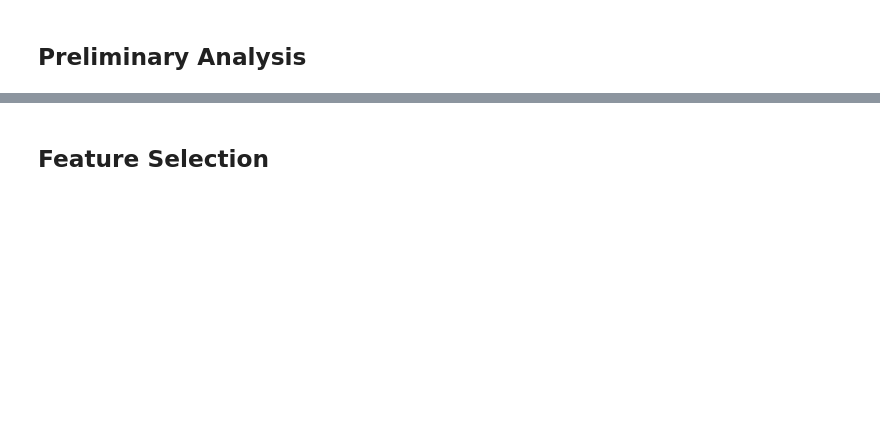
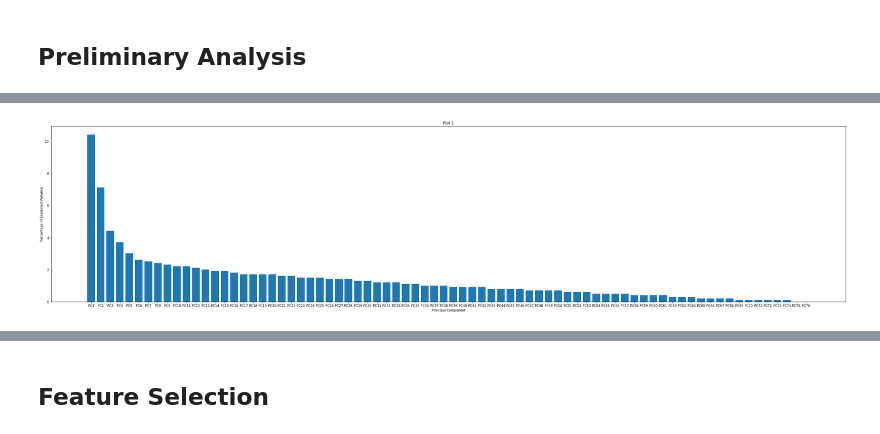
Before and after one commit to EmanuelSoda/ML_Homework, a Jupyter notebook: Homework.ipynb, the cells around one changed output, grey strips where cells are left out. Cells and saved outputs as stored; diff of their text form; code cells hidden in the pictures; blank space fills up the shorter version.

```diff
--- a/Homework.ipynb
+++ b/Homework.ipynb
@@ -134,0 +129,24 @@ train
+# %%
+# calcola le Principal Component e la percentuale di variazione espressa da queste
+def principalComponent(data, n_comp):
+    #scaled_Train = scale(train.drop(['class'], axis = 1))
+    pca = PCA(n_comp)
+    return pca.fit_transform(data), np.round(pca.explained_variance_ratio_ * 100, decimals = 1), pca.singular_values_
+
+principalComp, per_var, singular_values = principalComponent(train, min(train.shape))
+#principalComp.shape
+#singular_values
+# %%
+def visualizePrincipalComponentVar(per_var):
+    plot_labels = ['PC' + str(s) for s in range(1, len(per_var) + 1)]
+    plt.figure(figsize = (44, 10))
+    plt.bar(x = range(1, len(per_var) + 1), height = per_var, tick_label = plot_labels)
+    plt.ylabel('Percentage of Explained Variance', )
+    plt.xlabel('Principal Component')
+    plt.title('Plot 1')
+    plt.show()
+    return plot_labels
+
+plot_labels = visualizePrincipalComponentVar(per_var)
+# %% [output]
+[figure, added]
```
Also changed, not shown: parts of 72 cells of this notebook, 1 other file.
